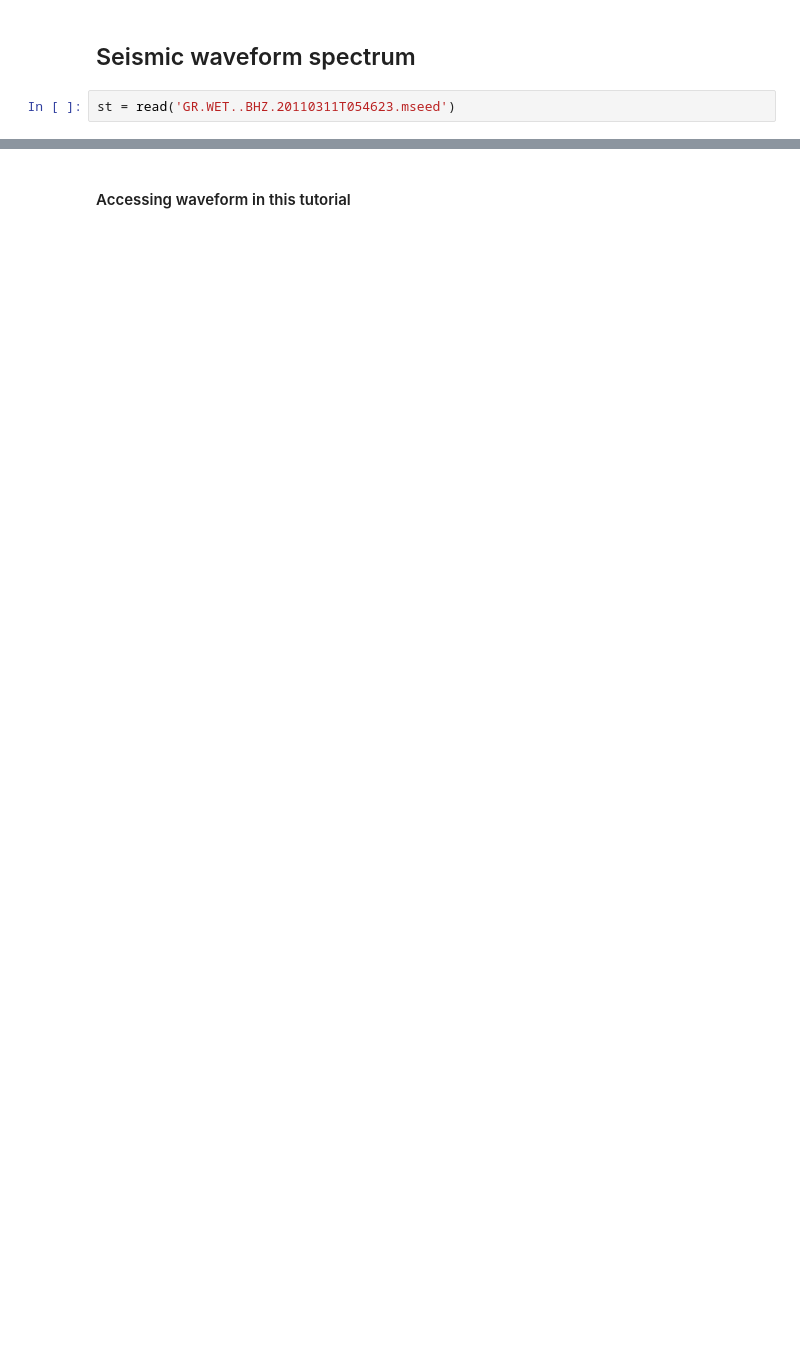
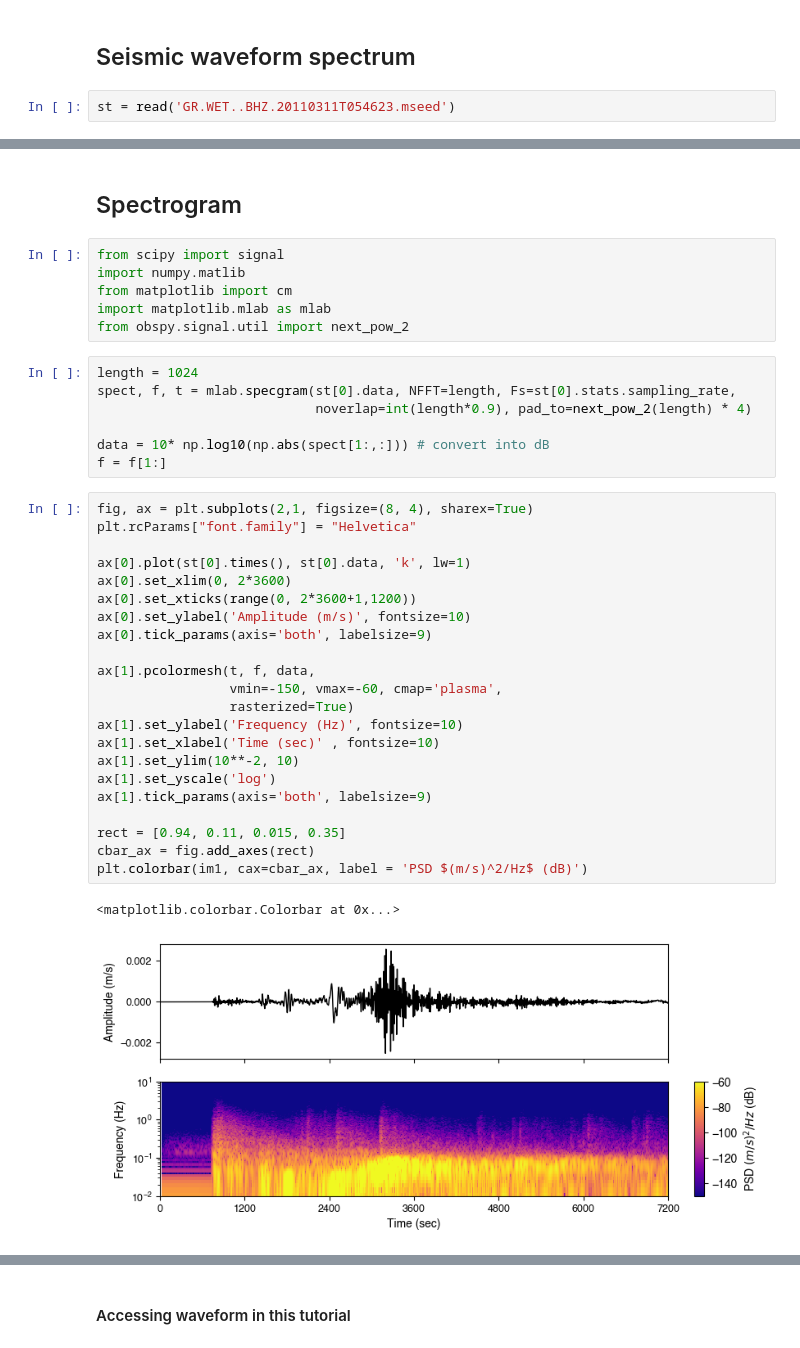
Before and after one commit to jhtong33/2024_NTU_python101, a Jupyter notebook: 04.fft_basic.ipynb, the cells around one changed output, grey strips where cells are left out. Drawn from its saved outputs; the diff is of its cells as text; blank space fills up the shorter version.

Commit message:
add spectrum, ref

```diff
--- a/04.fft_basic.ipynb
+++ b/04.fft_basic.ipynb
@@ -213,2 +223,42 @@ plt.subplots_adjust(wspace=0.3, hspace=0.4)
+# %% [markdown]
+## Spectrogram
+# %%
+from scipy import signal
+import numpy.matlib
+from matplotlib import cm
+import matplotlib.mlab as mlab
+from obspy.signal.util import next_pow_2
+# %%
+length = 1024
+spect, f, t = mlab.specgram(st[0].data, NFFT=length, Fs=st[0].stats.sampling_rate,
+                            noverlap=int(length*0.9), pad_to=next_pow_2(length) * 4)
+
+data = 10* np.log10(np.abs(spect[1:,:])) # convert into dB
+f = f[1:]
+# %%
+fig, ax = plt.subplots(2,1, figsize=(8, 4), sharex=True)
+plt.rcParams["font.family"] = "Helvetica"
+
+ax[0].plot(st[0].times(), st[0].data, 'k', lw=1)
+ax[0].set_xlim(0, 2*3600)
+ax[0].set_xticks(range(0, 2*3600+1,1200))
+ax[0].set_ylabel('Amplitude (m/s)', fontsize=10)
+ax[0].tick_params(axis='both', labelsize=9)
+
+ax[1].pcolormesh(t, f, data,
+                 vmin=-150, vmax=-60, cmap='plasma',
+                 rasterized=True)
+ax[1].set_ylabel('Frequency (Hz)', fontsize=10)
+ax[1].set_xlabel('Time (sec)' , fontsize=10)
+ax[1].set_ylim(10**-2, 10)
+ax[1].set_yscale('log')
+ax[1].tick_params(axis='both', labelsize=9)
+
+rect = [0.94, 0.11, 0.015, 0.35]
+cbar_ax = fig.add_axes(rect)
+plt.colorbar(im1, cax=cbar_ax, label = 'PSD $(m/s)^2/Hz$ (dB)')
+# %% [output]
+<matplotlib.colorbar.Colorbar at 0x...>
+[figure, added]
 # %% [markdown]
 ## Calculating Signal-Noise Ratio (SNR)
```
Also changed, not shown: parts of 9 cells of this notebook.
